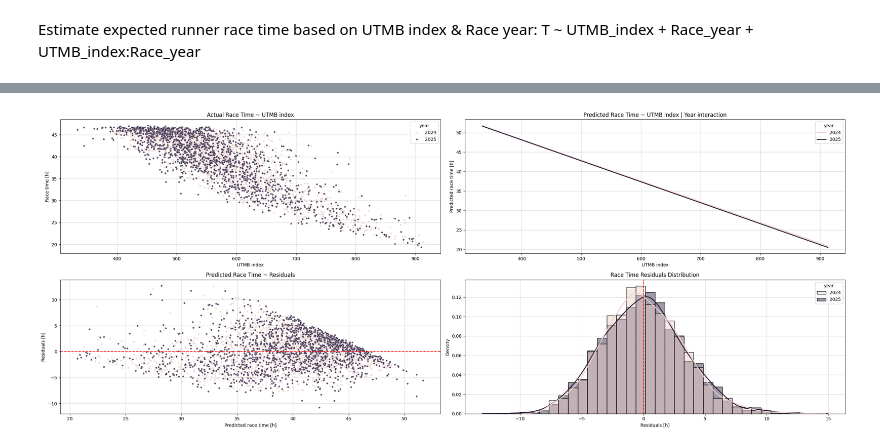
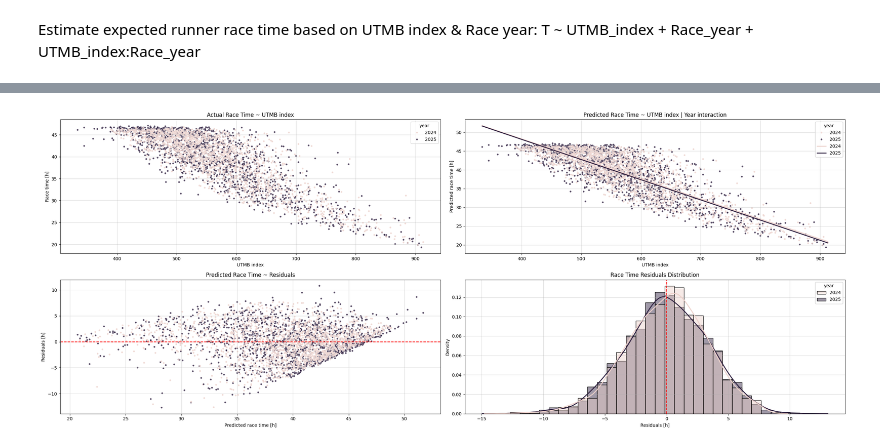
Before and after one commit to 1312Bravo/Path-To-UTMB, a Jupyter notebook: pacing_strategy/research.ipynb, the cells around one changed output, grey strips where cells are left out. Drawn from its saved outputs; the diff is of its cells as text; code cells hidden in the pictures.

```diff
--- a/pacing_strategy/research.ipynb
+++ b/pacing_strategy/research.ipynb
@@ -99,17 +99,6 @@ runner_race_sector_data_df = runner_race_sector_data_df.assign(
         "year",
     ]).ngroup() + 1
 )
-# %%
-# Work on some other "new" columns
-
-runner_race_sector_data_df = (
-    runner_race_sector_data_df
-    .assign(
-        sector_time_min = lambda df: pd.to_timedelta(df["sector_time"]).dt.total_seconds() / 60,
-        sector_race_time_at_checkpoint_min = lambda df: pd.to_timedelta(df["sector_race_time_at_checkpoint"]).dt.total_seconds() / 60,
-        sector_rest_time_min = lambda df: pd.to_timedelta(df["sector_rest_time"]).dt.total_seconds() / 60,
-    )
-)
 # %% [markdown]
 About data
 # %%
@@ -227,13 +482,10 @@ df_race_time_normalization_estimation["runner_race_time_hours_pred"] = y_pred_ra
 # %%
-# Calculate race time residuals - Absolute & Relative
+# Calculate absolute race time residual: Expected - Actual
 df_race_time_normalization_estimation = (
     df_race_time_normalization_estimation
     .assign(
         runner_race_time_hours_residual_abs = lambda df: (
-            df["runner_race_time_hours"] - df["runner_race_time_hours_pred"]
-        ),
-        runner_race_time_hours_residual_prc = lambda df: (
-            df["runner_race_time_hours"] / df["runner_race_time_hours_pred"] - 1
-        ),
+            df["runner_race_time_hours_pred"] - df["runner_race_time_hours"]
+        )
     )
 )
@@ -301,6 +533,15 @@ ax[0, 0].set_ylabel("Race time [h]")
 
 # Model prediction lines by year
 ax[0, 1].set_title("Predicted Race Time ~ UTMB index | Year interaction")
+sns.scatterplot(
+    data=df_race_time_normalization_estimation,
+    x="runner_overall_index",
+    y="runner_race_time_hours",
+    hue="year",
+    s=16,
+    alpha=0.8,
+    ax=ax[0, 1],
+)
 sns.lineplot(
     data=pred_grid_df,
     x="runner_overall_index",
@@ -337,31 +578,31 @@ sns.histplot(
     x="runner_race_time_hours_residual_abs",
     hue="year",
     # color="black",
     bins=30,
     stat="density",
     common_norm=False,
     alpha=0.45,
     ax=ax[1, 1],
 )
 sns.kdeplot(
     data=df_race_time_normalization_estimation,
     x="runner_race_time_hours_residual_abs",
     hue="year",
     # color="black",
     common_norm=False,
     linewidth=2,
     ax=ax[1, 1],
     legend=False,
 )
 ax[1, 1].axvline(0, color="red", linestyle="--")
 ax[1, 1].set_xlabel("Residuals [h]")
 ax[1, 1].set_ylabel("Density")
 
 for i in [0, 1]:
     for j in [0, 1]:
         ax[i, j].grid(alpha=0.5)
 
 plt.tight_layout()
 plt.show()
 # %% [output]
-[figure, old version]
+[figure, new version]
```
Also changed, not shown: parts of 20 cells of this notebook, 2 other files.
